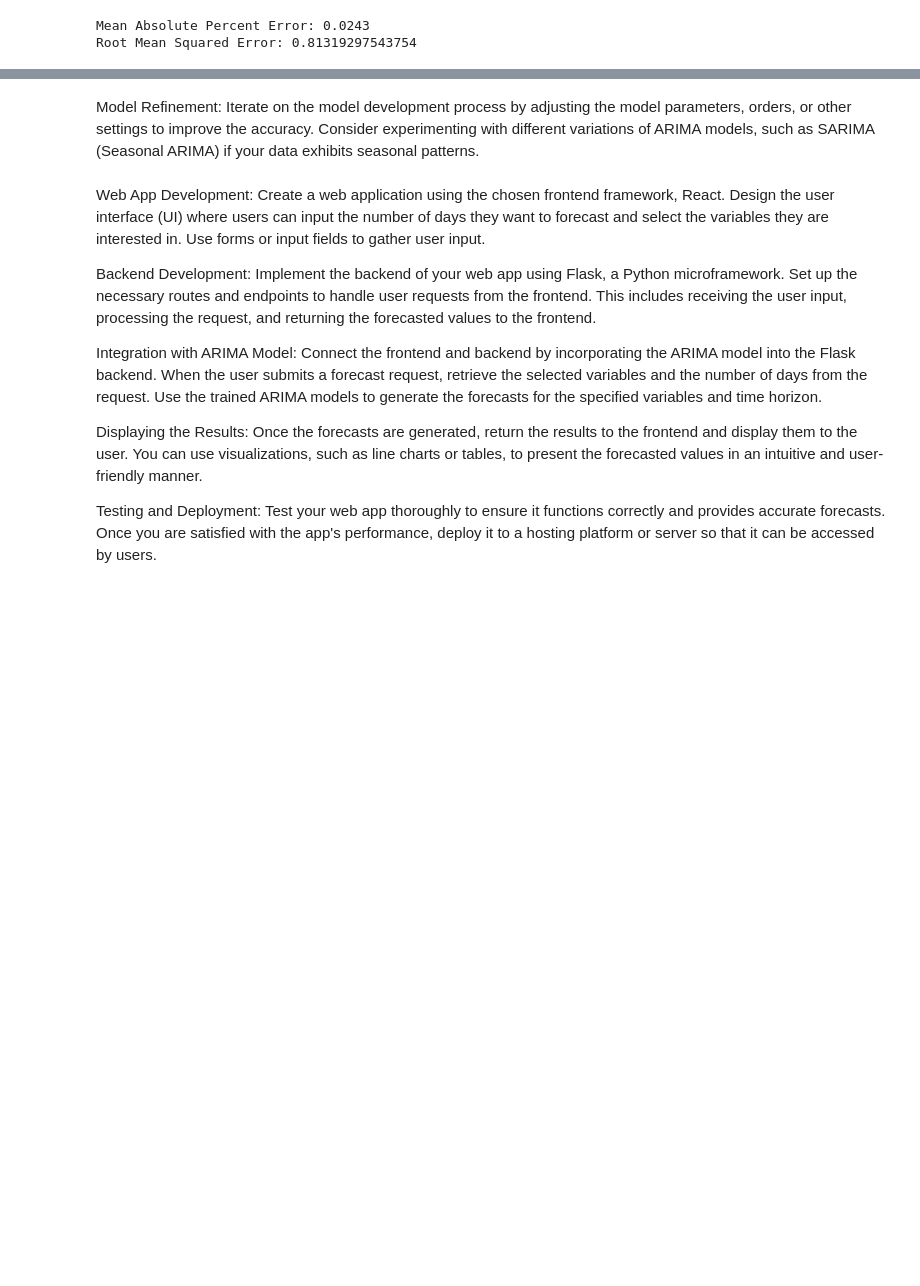
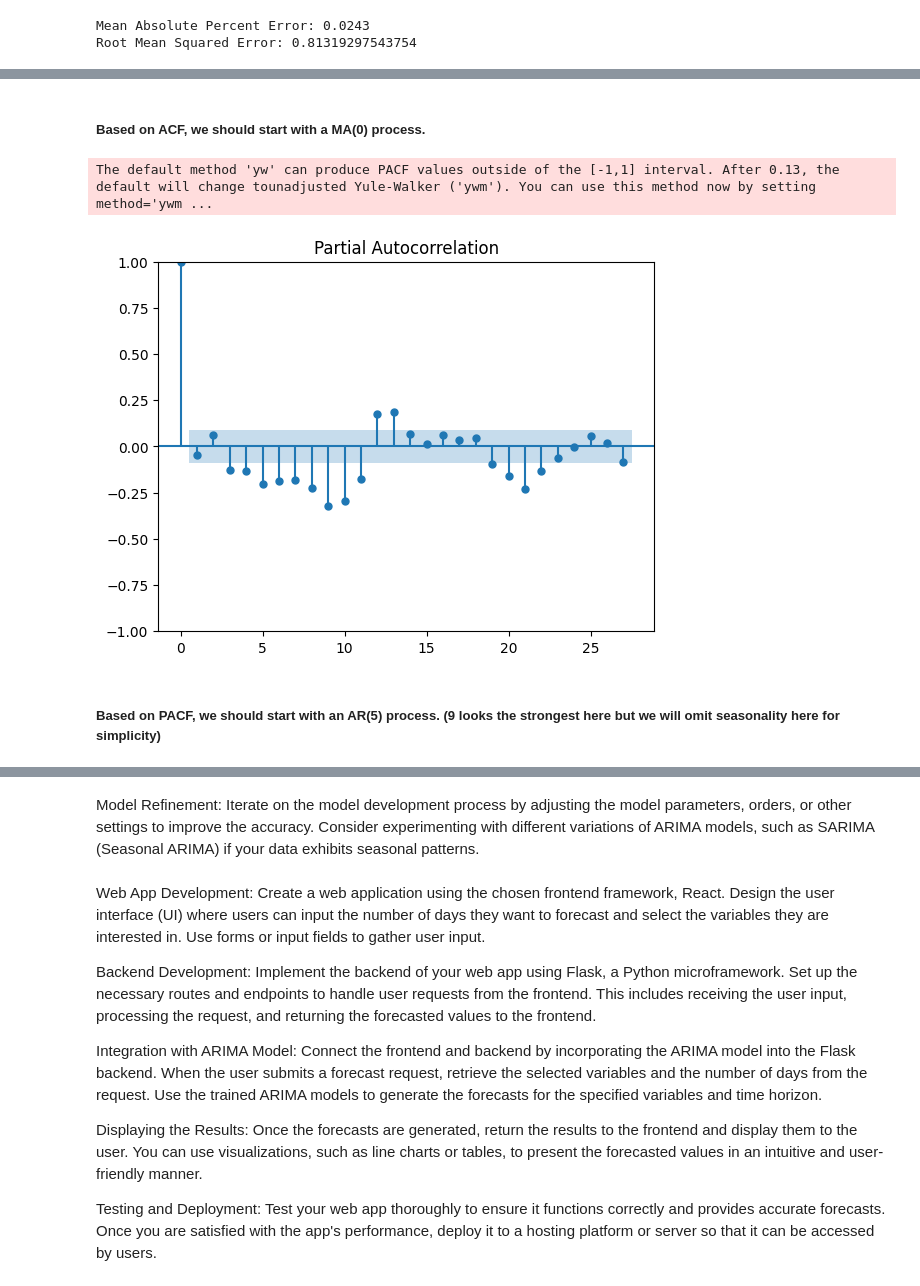
Before and after one commit to linustws/climate-prediction, a Jupyter notebook: Singapore_Weather_Prediction.ipynb, the cells around one changed output, grey strips where cells are left out. Cells and saved outputs as stored; diff of their text form; code cells hidden in the pictures; blank space fills up the shorter version.

```diff
--- a/Singapore_Weather_Prediction.ipynb
+++ b/Singapore_Weather_Prediction.ipynb
@@ -523,0 +562,9 @@ Root Mean Squared Error: 0.81319297543754
+# %% [markdown]
+##### Based on ACF, we should start with a MA(0) process.
+# %%
+pacf_values = plot_pacf(first_diff)
+# %% [output]
+The default method 'yw' can produce PACF values outside of the [-1,1] interval. After 0.13, the default will change tounadjusted Yule-Walker ('ywm'). You can use this method now by setting method='ywm ...
+[figure, added]
+# %% [markdown]
+##### Based on PACF, we should start with an AR(5) process. (9 looks the strongest here but we will omit seasonality here for simplicity)
```
Also changed, not shown: parts of 11 cells of this notebook.
